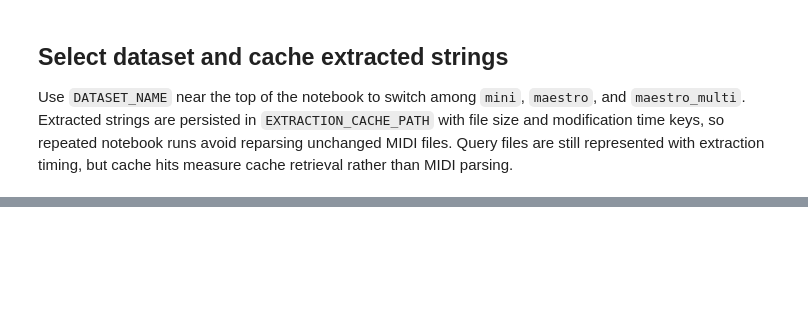
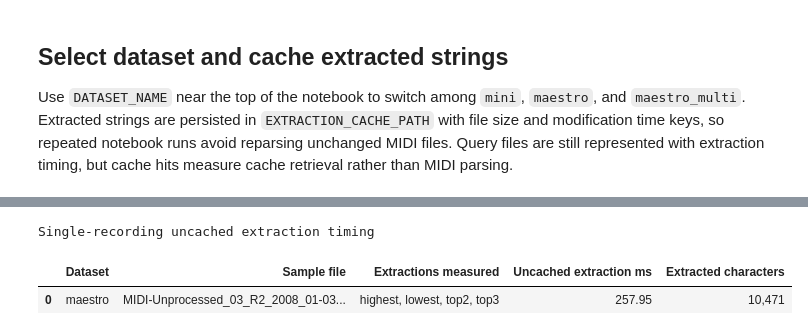
Before and after one commit to tlilygren/E207_final, a Jupyter notebook: midi.ipynb, the cells around one changed output, grey strips where cells are left out. Drawn from its saved outputs; the diff is of its cells as text; code cells hidden in the pictures; blank space fills up the shorter version.

```diff
--- a/midi.ipynb
+++ b/midi.ipynb
@@ -1099,3 +1184,34 @@ extraction_summary_df.style.format({"Mean query extraction ms": "{:.3f}"}).set_c
+# %%
+sample_extraction_path = evaluation_examples[0]["path"] if evaluation_examples else None
+if sample_extraction_path is None:
+    extraction_timing_df = pd.DataFrame()
+else:
+    import time
+
+    start_extraction = time.perf_counter()
+    sample_strings = midi_file_to_note_strings_by_extraction(
+        sample_extraction_path,
+        note_character_map,
+        required_extractions,
+    )
+    extraction_ms = (time.perf_counter() - start_extraction) * 1000
+    extraction_timing_df = pd.DataFrame(
+        [
+            {
+                "Dataset": DATASET_NAME,
+                "Sample file": sample_extraction_path.name,
+                "Extractions measured": ", ".join(required_extractions),
+                "Uncached extraction ms": extraction_ms,
+                "Extracted characters": sum(len(value) for value in sample_strings.values()),
+            }
+        ]
+    )
+
+extraction_timing_df.style.format({"Uncached extraction ms": "{:.2f}", "Extracted characters": "{:,}"}).set_caption("Single-recording uncached extraction timing")
+# %% [output]
+Single-recording uncached extraction timing
+|  | Dataset | Sample file | Extractions measured | Uncached extraction ms | Extracted characters |
+| 0 | maestro | MIDI-Unprocessed_03_R2_2008_01-03... | highest, lowest, top2, top3 | 257.95 | 10,471 |
 # %% [markdown]
 ## Benchmark unified approaches
 
```
Also changed, not shown: parts of 14 cells of this notebook, 2 other files.
